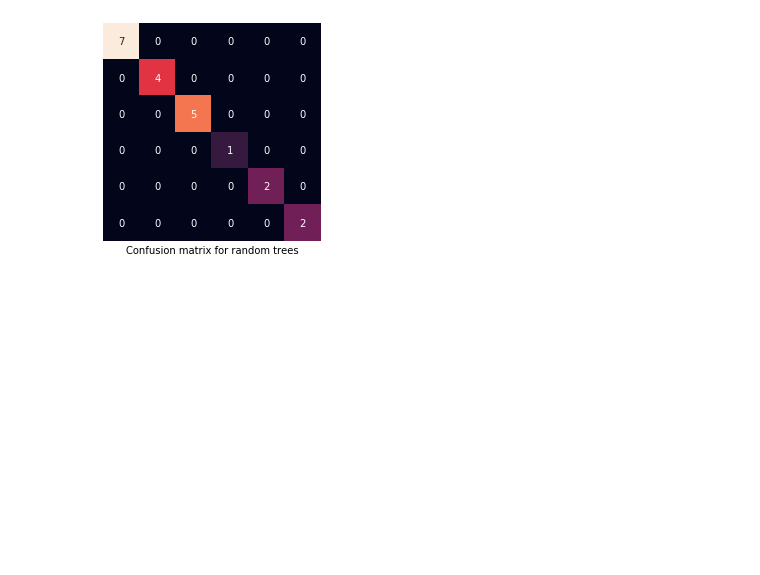
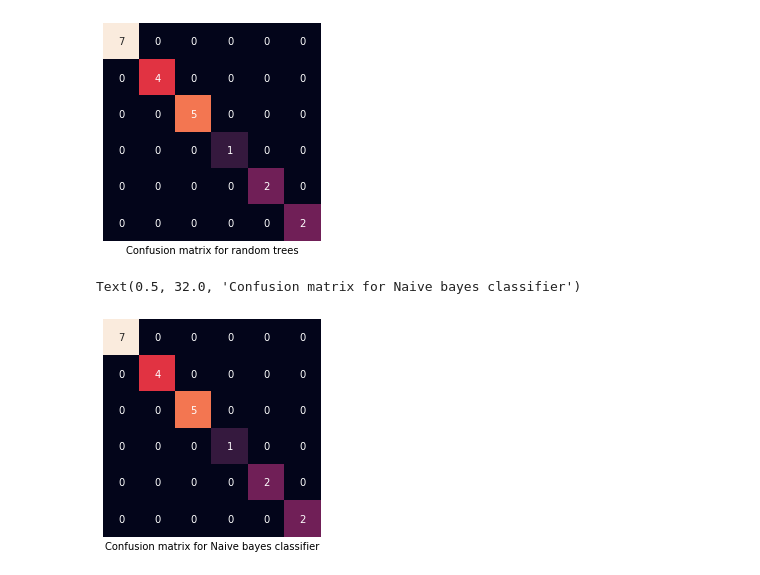
Before and after one commit to souravs17031999/Zoo-Animal-Classification, a Jupyter notebook: Zoo_animal_clasification_project_ml.ipynb, the cells around one changed output. Cells and saved outputs as stored; diff of their text form; code cells hidden in the pictures; blank space fills up the shorter version.

```diff
--- a/Zoo_animal_clasification_project_ml.ipynb
+++ b/Zoo_animal_clasification_project_ml.ipynb
@@ -215,15 +220,34 @@ def train_and_test(X_train, X_test, y_train, y_test):
   print(accuracy_score(y_test, classifier1.predict(X_test)))
   cf1 = confusion_matrix(y_test,classifier1.predict(X_test))
 
+
   classifier2 = RandomForestClassifier()
   classifier2.fit(X_train, y_train)
   print('Random forest classifier : ', end = " ")
   print(accuracy_score(y_test, classifier2.predict(X_test)))
   cf2 = confusion_matrix(y_test,classifier2.predict(X_test))
 
+  classifier3 = GaussianNB()
+  classifier3.fit(X_train, y_train)
+  print('Naive bayes classifier : ', end = " ")
+  print(accuracy_score(y_test, classifier3.predict(X_test)))
+  cf3 = confusion_matrix(y_test,classifier3.predict(X_test))
+
+  classifier4 = SVC()
+  classifier4.fit(X_train, y_train)
+  print('SVM classifier : ', end = " ")
+  print(accuracy_score(y_test, classifier4.predict(X_test)))
+  cf4 = confusion_matrix(y_test,classifier4.predict(X_test))
+
+  classifier5 = KNeighborsClassifier()
+  classifier5.fit(X_train, y_train)
+  print('KNN classifier : ', end = " ")
+  print(accuracy_score(y_test, classifier5.predict(X_test)))
+  cf5 = confusion_matrix(y_test,classifier5.predict(X_test))
+
   print()
-  return cf1, cf2
+  return cf1, cf2, cf3, cf4, cf5, classifier1, classifier2
 # %%
-cf1, cf2 = train_and_test(X_train, X_test, y_train, y_test)
+cf1, cf2, cf3, cf4, cf5, classifier1, classifier2 = train_and_test(X_train, X_test, y_train, y_test)
 # %% [output]
 Decision tree classifier :  1.0
@@ -244,3 +269,9 @@ plt.xlabel('Confusion matrix for random trees')
 # %% [output]
 Text(0.5, 32.0, 'Confusion matrix for random trees')
 [figure]
+# %%
+sns.heatmap(cf3, square = True, annot = True, cbar = False, yticklabels=False, xticklabels=False)
+plt.xlabel('Confusion matrix for Naive bayes classifier')
+# %% [output]
+Text(0.5, 32.0, 'Confusion matrix for Naive bayes classifier')
+[figure, added]
```
Also changed, not shown: parts of 6 cells of this notebook.
